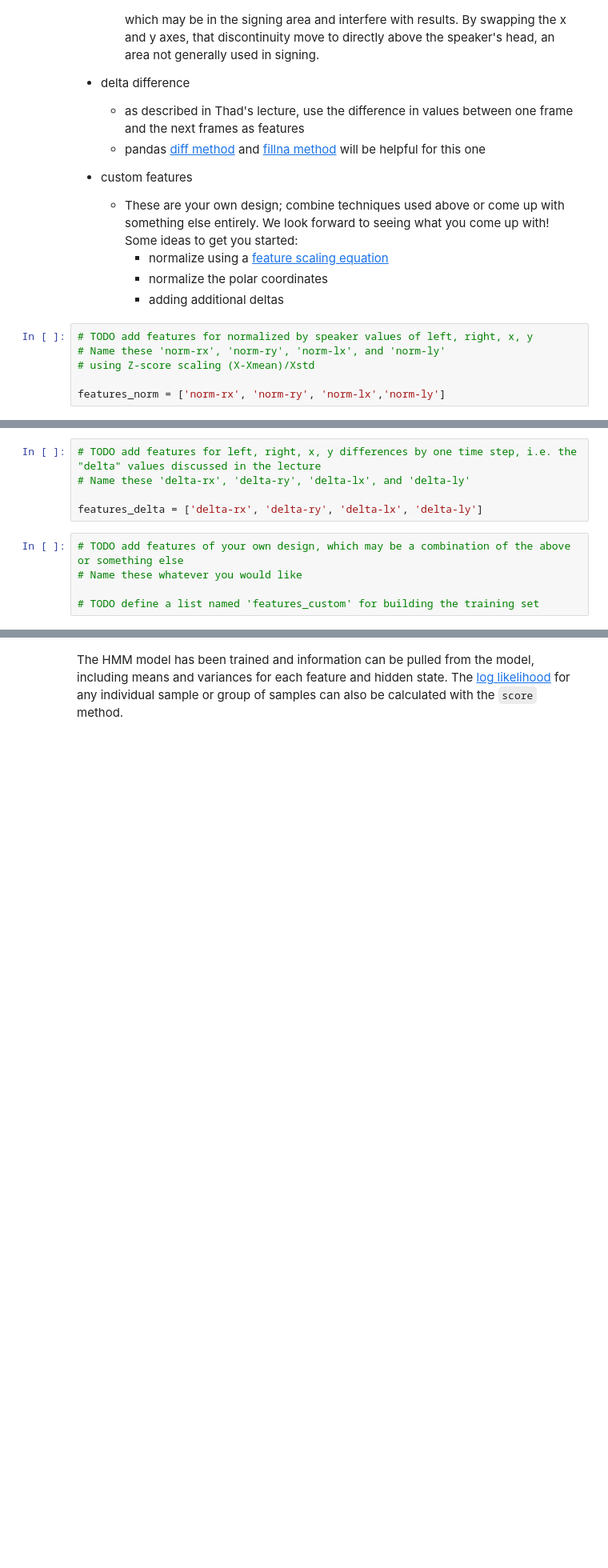
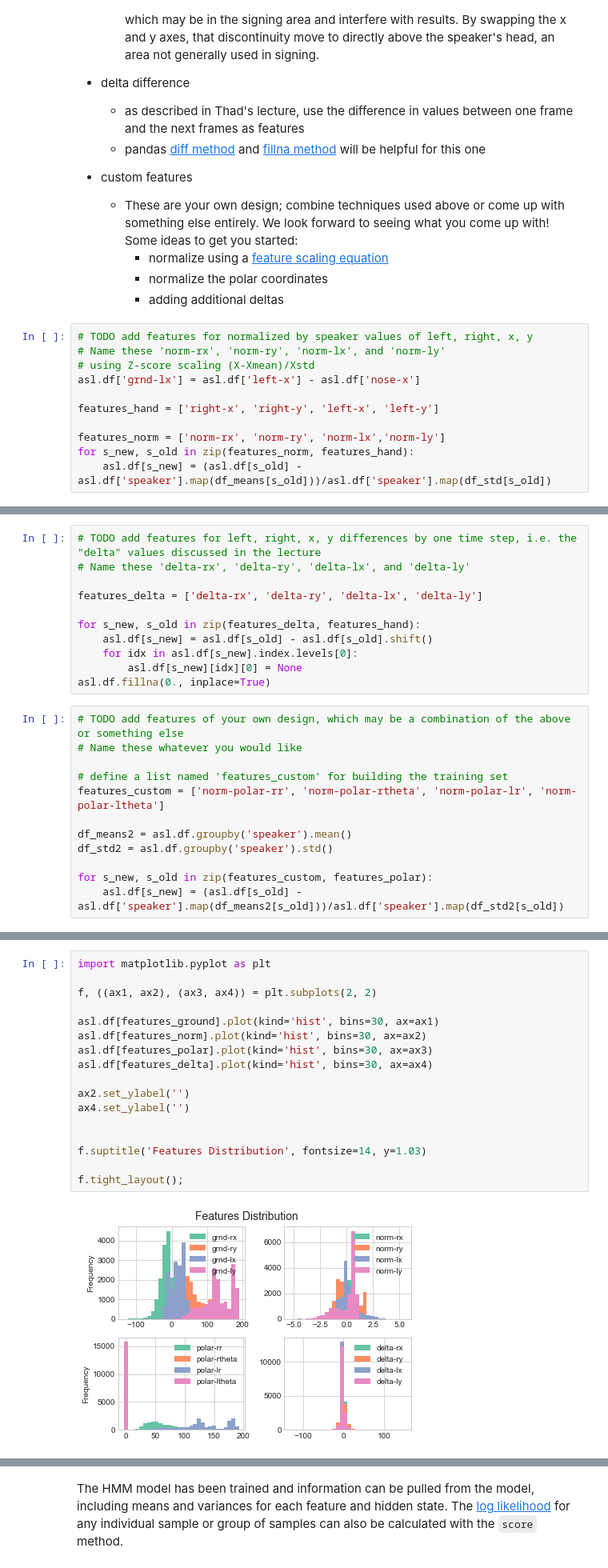
Before and after one commit to Liam-F/SignLgRecognizer, a Jupyter notebook: notebooks/asl_recognizer.ipynb, the cells around one changed output, grey strips where cells are left out. Shown at 80% size. Saved outputs shown, nothing was run; the diff lists cells and outputs as text; blank space fills up the shorter version.

```diff
--- a/notebooks/asl_recognizer.ipynb
+++ b/notebooks/asl_recognizer.ipynb
@@ -210,5 +210,10 @@ Implement four feature sets and answer the question that follows.
 # TODO add features for normalized by speaker values of left, right, x, y
 # Name these 'norm-rx', 'norm-ry', 'norm-lx', and 'norm-ly'
 # using Z-score scaling (X-Xmean)/Xstd
+asl.df['grnd-lx'] = asl.df['left-x'] - asl.df['nose-x']
+
+features_hand = ['right-x', 'right-y', 'left-x', 'left-y']
 
 features_norm = ['norm-rx', 'norm-ry', 'norm-lx','norm-ly']
+for s_new, s_old in zip(features_norm, features_hand):
+    asl.df[s_new] = (asl.df[s_old] - asl.df['speaker'].map(df_means[s_old]))/asl.df['speaker'].map(df_std[s_old])
@@ -223,11 +250,24 @@ features_polar = ['polar-rr', 'polar-rtheta', 'polar-lr', 'polar-ltheta']
 # Name these 'delta-rx', 'delta-ry', 'delta-lx', and 'delta-ly'
 
 features_delta = ['delta-rx', 'delta-ry', 'delta-lx', 'delta-ly']
+
+for s_new, s_old in zip(features_delta, features_hand):
+    asl.df[s_new] = asl.df[s_old] - asl.df[s_old].shift()
+    for idx in asl.df[s_new].index.levels[0]:
+        asl.df[s_new][idx][0] = None
+asl.df.fillna(0., inplace=True)
 # %%
 # TODO add features of your own design, which may be a combination of the above or something else
 # Name these whatever you would like
 
-# TODO define a list named 'features_custom' for building the training set
+# define a list named 'features_custom' for building the training set
+features_custom = ['norm-polar-rr', 'norm-polar-rtheta', 'norm-polar-lr', 'norm-polar-ltheta']
+
+df_means2 = asl.df.groupby('speaker').mean()
+df_std2 = asl.df.groupby('speaker').std()
+
+for s_new, s_old in zip(features_custom, features_polar):
+    asl.df[s_new] = (asl.df[s_old] - asl.df['speaker'].map(df_means2[s_old]))/asl.df['speaker'].map(df_std2[s_old])
 # %% [markdown]
 **Question 1:**  What custom features did you choose for the features_custom set and why?
 
@@ -234,0 +275,19 @@ features_delta = ['delta-rx', 'delta-ry', 'delta-lx', 'delta-ly']
+# %%
+import matplotlib.pyplot as plt
+
+f, ((ax1, ax2), (ax3, ax4)) = plt.subplots(2, 2)
+
+asl.df[features_ground].plot(kind='hist', bins=30, ax=ax1)
+asl.df[features_norm].plot(kind='hist', bins=30, ax=ax2)
+asl.df[features_polar].plot(kind='hist', bins=30, ax=ax3)
+asl.df[features_delta].plot(kind='hist', bins=30, ax=ax4)
+
+ax2.set_ylabel('')
+ax4.set_ylabel('')
+
+
+f.suptitle('Features Distribution', fontsize=14, y=1.03)
+
+f.tight_layout();
+# %% [output]
+[figure, added]
```
Also changed, not shown: parts of 16 cells of this notebook, 2 other files.
